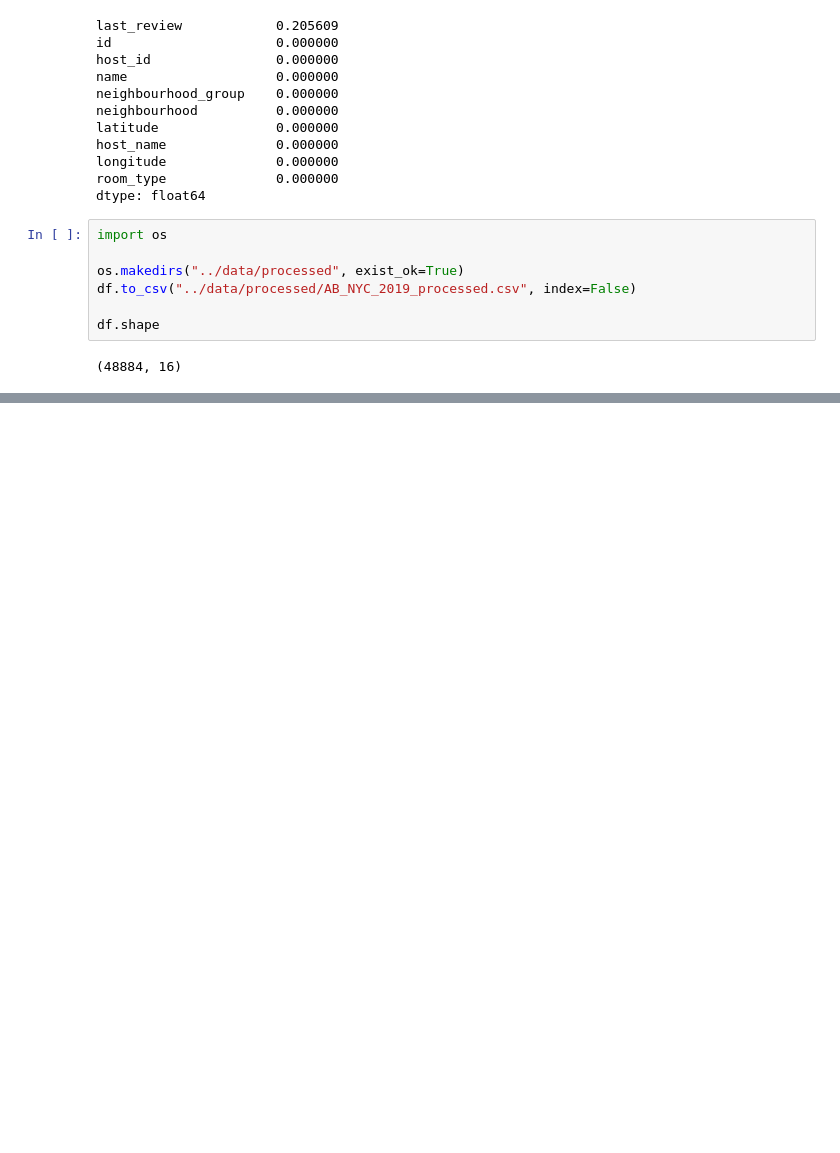
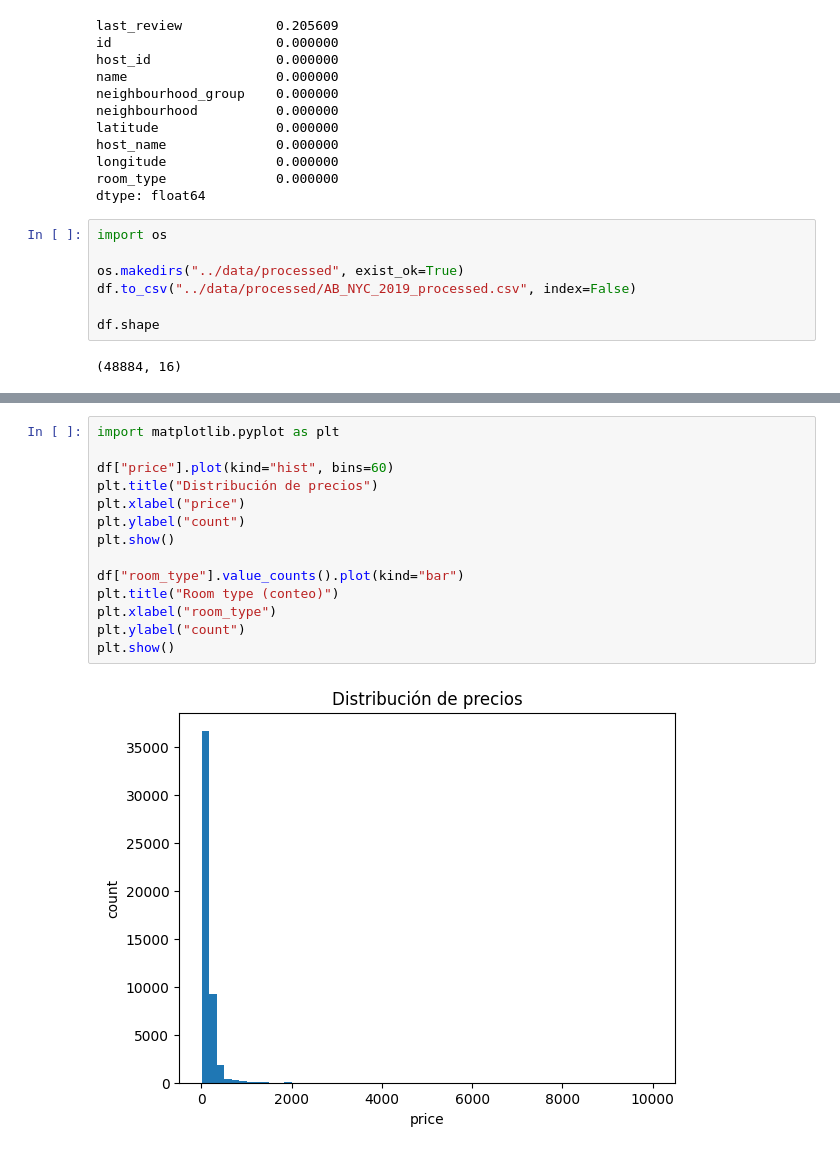
Before and after one commit to 4GeeksAcademy/Proyecto-de-Preprocesamiento-de-DatosVinss025, a Jupyter notebook: src/explore.ipynb, the cells around one changed output, grey strips where cells are left out. Drawn from its saved outputs; the diff is of its cells as text; blank space fills up the shorter version.

```diff
--- a/src/explore.ipynb
+++ b/src/explore.ipynb
@@ -98,0 +151,16 @@ df.shape
+# %%
+import matplotlib.pyplot as plt
+
+df["price"].plot(kind="hist", bins=60)
+plt.title("Distribución de precios")
+plt.xlabel("price")
+plt.ylabel("count")
+plt.show()
+
+df["room_type"].value_counts().plot(kind="bar")
+plt.title("Room type (conteo)")
+plt.xlabel("room_type")
+plt.ylabel("count")
+plt.show()
+# %% [output]
+[figure, added]
```
Also changed, not shown: parts of 6 cells of this notebook.
